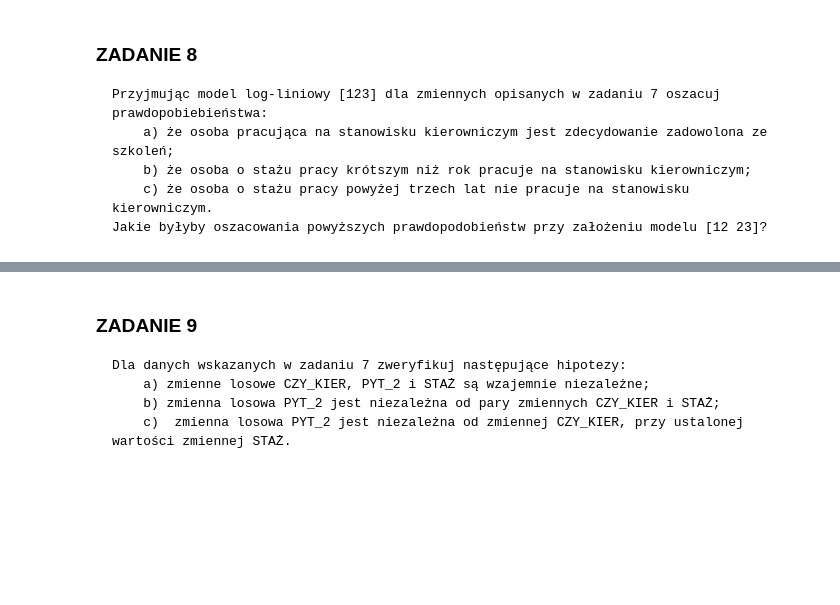
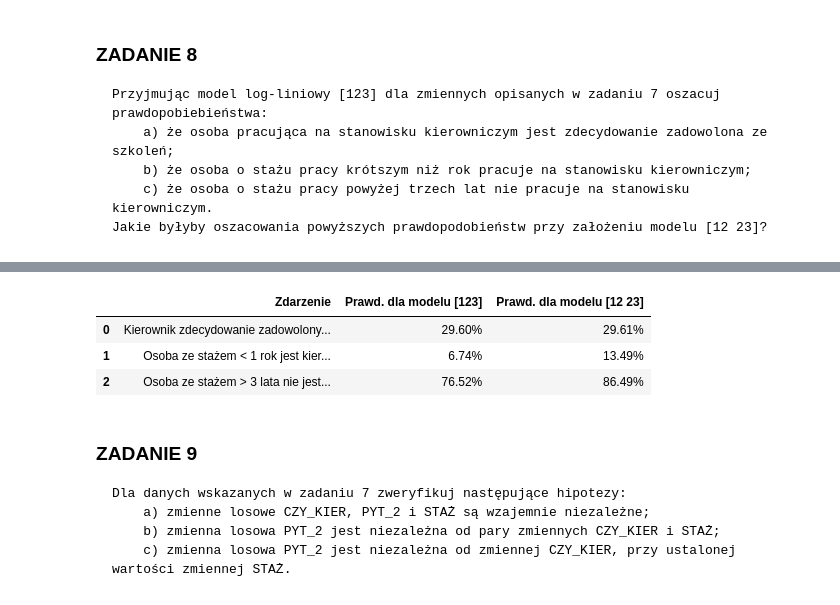
Before and after one commit to Jagaxxx/ADA_raporty, a Jupyter notebook: raport3/raport_l3.ipynb, the cells around one changed output, grey strips where cells are left out. Saved outputs shown, nothing was run; the diff lists cells and outputs as text; code cells hidden in the pictures; blank space fills up the shorter version.

```diff
--- a/raport3/raport_l3.ipynb
+++ b/raport3/raport_l3.ipynb
@@ -673,3 +811,20 @@ a) prawdopodobieństwo, że osoba pracująca na stanowisku kierowniczym jest zde
+# %%
+result_ll_model = pd.DataFrame({
+    'Zdarzenie': [
+        'Kierownik zdecydowanie zadowolony ze szkoleń',
+        'Osoba ze stażem < 1 rok jest kierownikiem',
+        'Osoba ze stażem > 3 lata nie jest kierownikiem'
+    ],
+    'Prawd. dla modelu [123]': [f"{PA_123:.2%}", f"{PB_123:.2%}", f"{PC_123:.2%}"],
+    'Prawd. dla modelu [12 23]': [f"{PA_12_23:.2%}", f"{PB_12_23:.2%}", f"{PC_12_23:.2%}"]
+})
+
+result_ll_model
+# %% [output]
+|  | Zdarzenie | Prawd. dla modelu [123] | Prawd. dla modelu [12 23] |
+| 0 | Kierownik zdecydowanie zadowolony... | 29.60% | 29.61% |
+| 1 | Osoba ze stażem < 1 rok jest kier... | 6.74% | 13.49% |
+| 2 | Osoba ze stażem > 3 lata nie jest... | 76.52% | 86.49% |
 # %% [markdown]
 ### ZADANIE 9
     Dla danych wskazanych w zadaniu 7 zweryfikuj następujące hipotezy:
```
Also changed, not shown: parts of 50 cells of this notebook.
